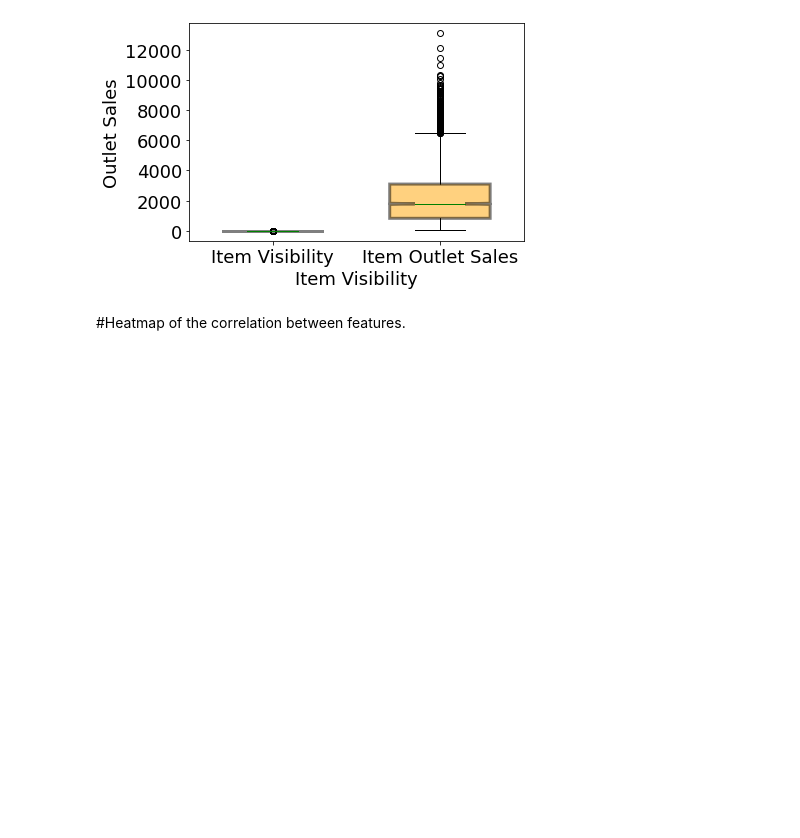
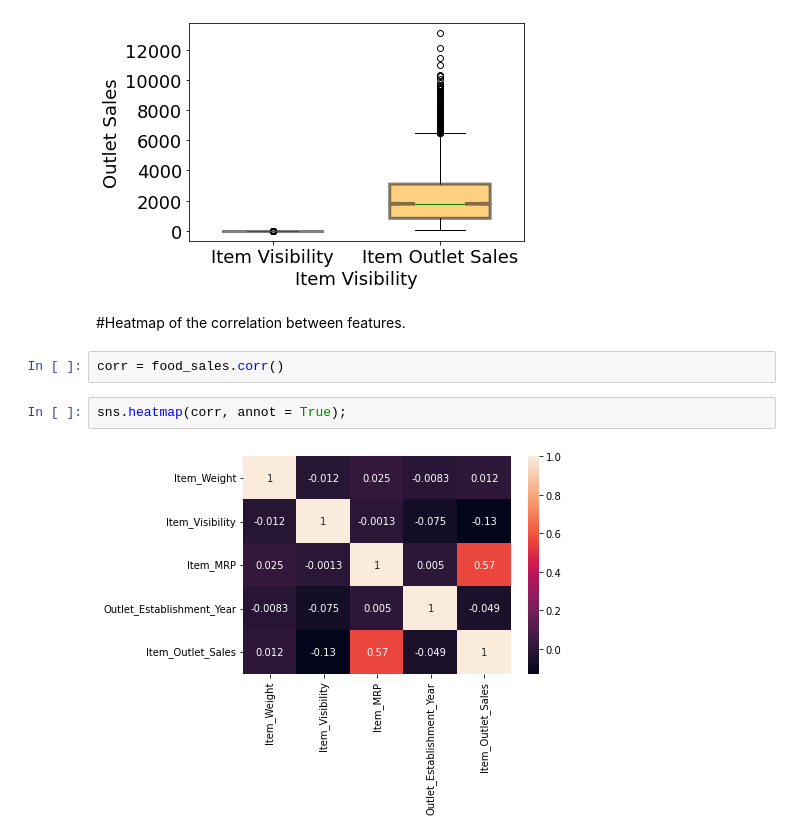
Before and after one commit to jul1andav1d/Food-Items-Sales-Predictions-Prjct1, a Jupyter notebook: Food_Sales_Prediction.ipynb, the cells around one changed output. Drawn from its saved outputs; the diff is of its cells as text; blank space fills up the shorter version.

```diff
--- a/Food_Sales_Prediction.ipynb
+++ b/Food_Sales_Prediction.ipynb
@@ -287,3 +281,9 @@ plt.yticks(fontsize = 18);
 [figure]
 # %% [markdown]
 #Heatmap of the correlation between features.
+# %%
+corr = food_sales.corr()
+# %%
+sns.heatmap(corr, annot = True);
+# %% [output]
+[figure, added]
```
Also changed, not shown: parts of 1 cell of this notebook.
